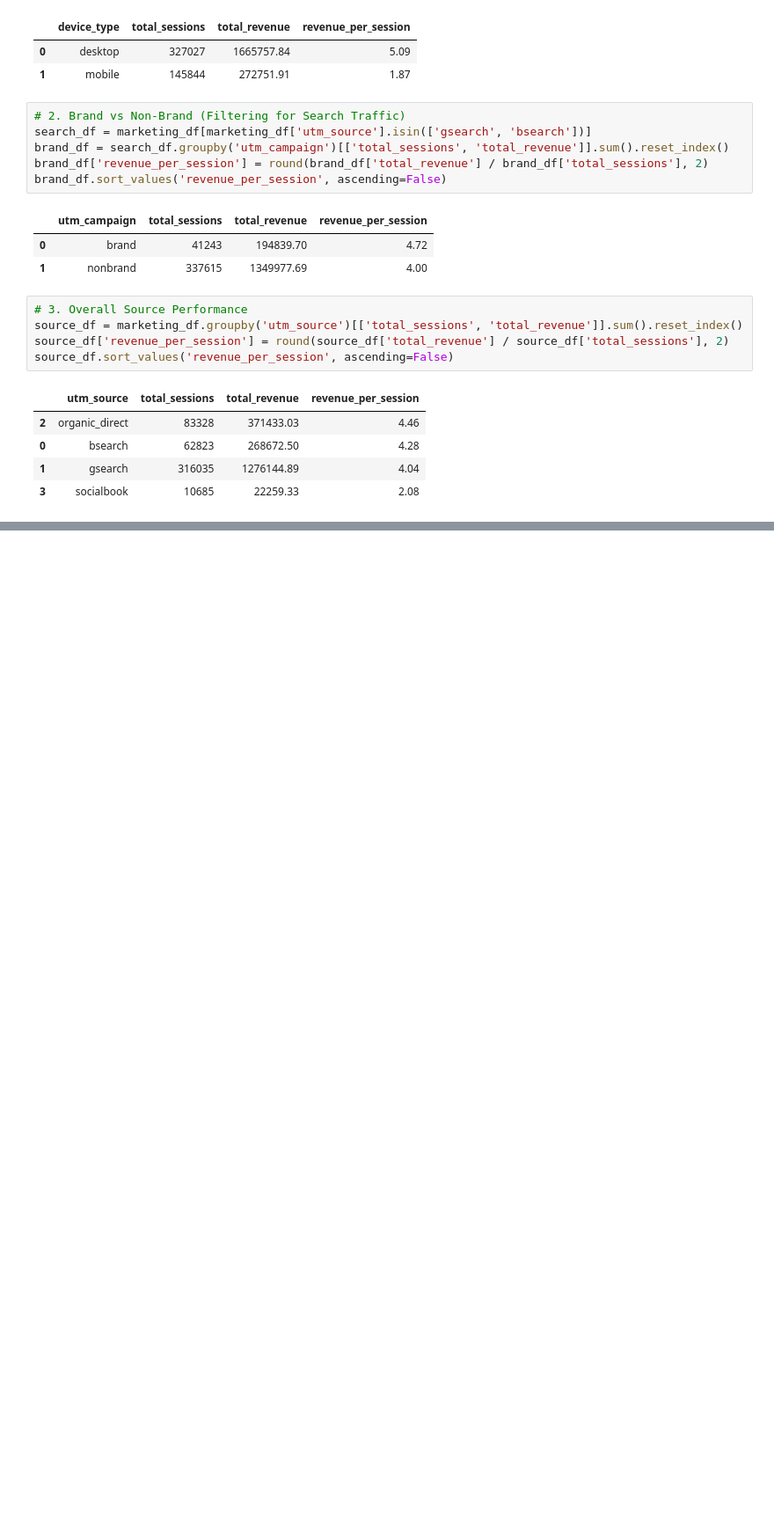
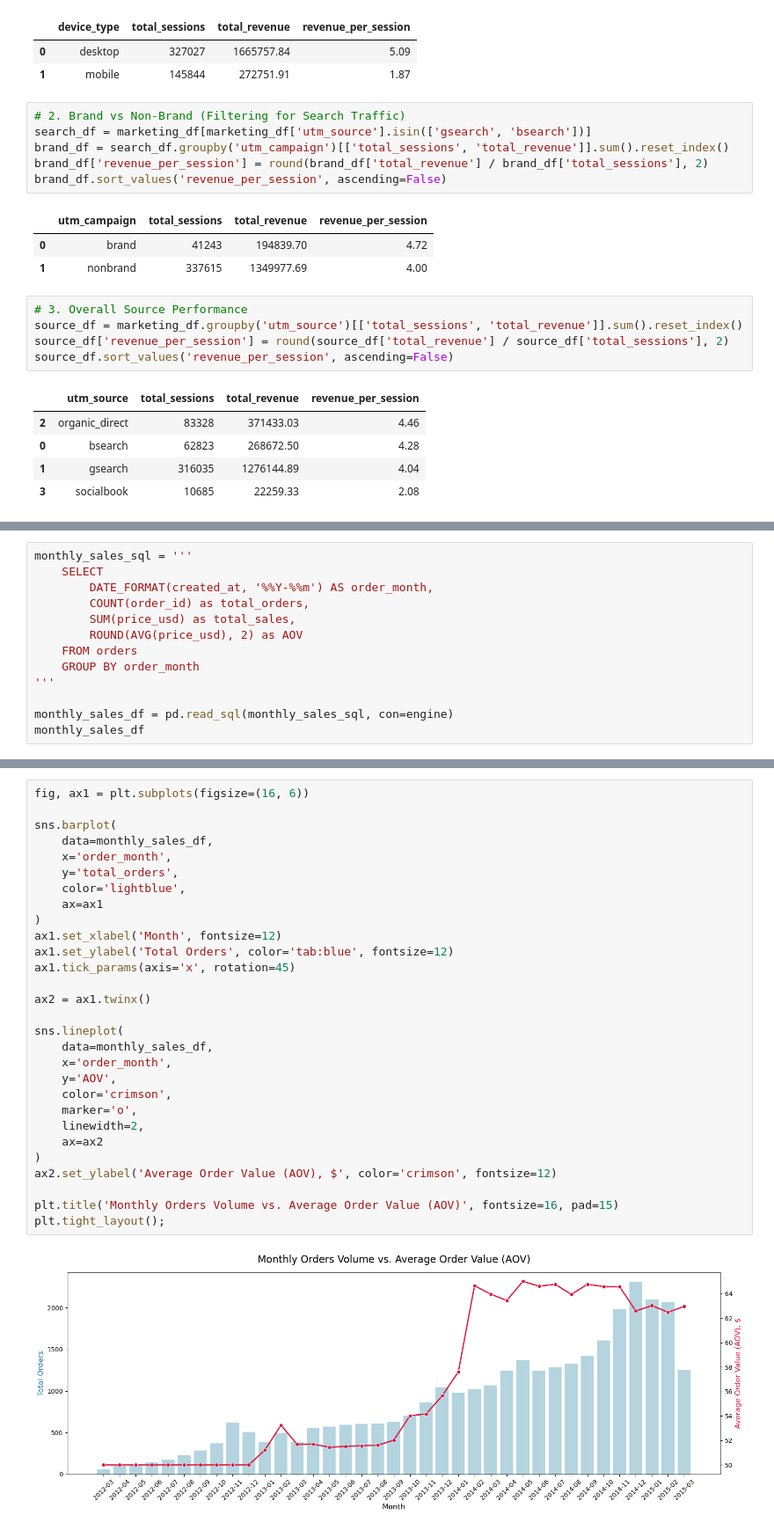
Before and after one commit to Kapustuch/FuzzyFactory-Ecommerce-Analytics, a Jupyter notebook: e-commerce.ipynb, the cells around one changed output, grey strips where cells are left out. Shown at 88% size. Cells and saved outputs as stored; diff of their text form; blank space fills up the shorter version.

```diff
--- a/e-commerce.ipynb
+++ b/e-commerce.ipynb
@@ -682,0 +712,13 @@ Based on the multi-dimensional analysis of our traffic and revenue per session (
+# %%
+monthly_sales_sql = '''
+    SELECT
+        DATE_FORMAT(created_at, '%%Y-%%m') AS order_month,
+        COUNT(order_id) as total_orders,
+        SUM(price_usd) as total_sales,
+        ROUND(AVG(price_usd), 2) as AOV
+    FROM orders
+    GROUP BY order_month
+'''
+
+monthly_sales_df = pd.read_sql(monthly_sales_sql, con=engine)
+monthly_sales_df
@@ -682,0 +743,31 @@ Based on the multi-dimensional analysis of our traffic and revenue per session (
+# %%
+fig, ax1 = plt.subplots(figsize=(16, 6))
+
+sns.barplot(
+    data=monthly_sales_df,
+    x='order_month',
+    y='total_orders',
+    color='lightblue',
+    ax=ax1
+)
+ax1.set_xlabel('Month', fontsize=12)
+ax1.set_ylabel('Total Orders', color='tab:blue', fontsize=12)
+ax1.tick_params(axis='x', rotation=45)
+
+ax2 = ax1.twinx()
+
+sns.lineplot(
+    data=monthly_sales_df,
+    x='order_month',
+    y='AOV',
+    color='crimson',
+    marker='o',
+    linewidth=2,
+    ax=ax2
+)
+ax2.set_ylabel('Average Order Value (AOV), $', color='crimson', fontsize=12)
+
+plt.title('Monthly Orders Volume vs. Average Order Value (AOV)', fontsize=16, pad=15)
+plt.tight_layout();
+# %% [output]
+[figure, added]
```
Also changed, not shown: parts of 35 cells of this notebook.
